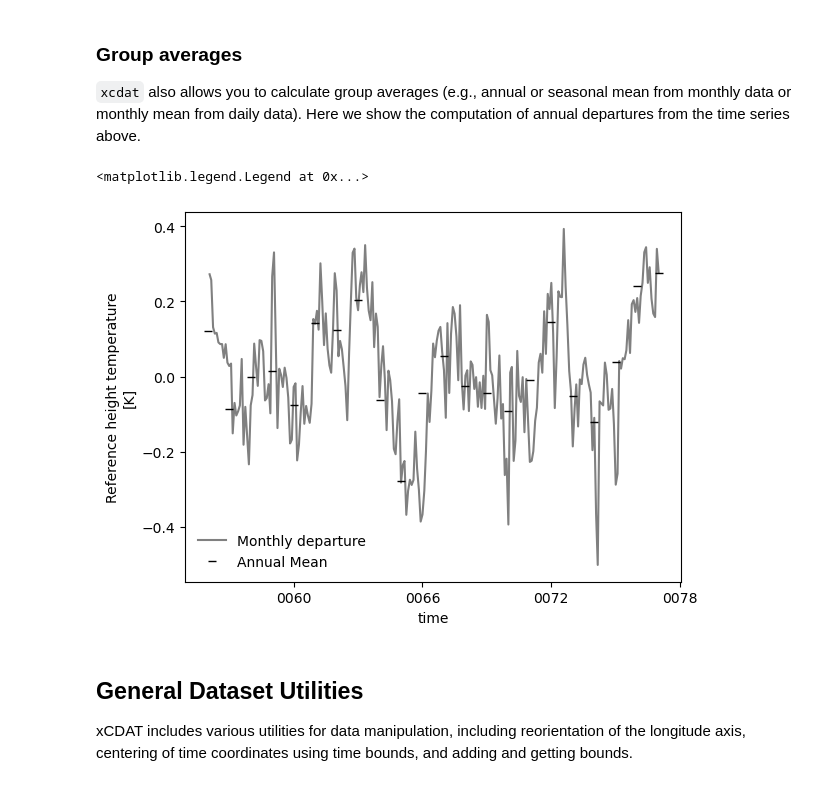
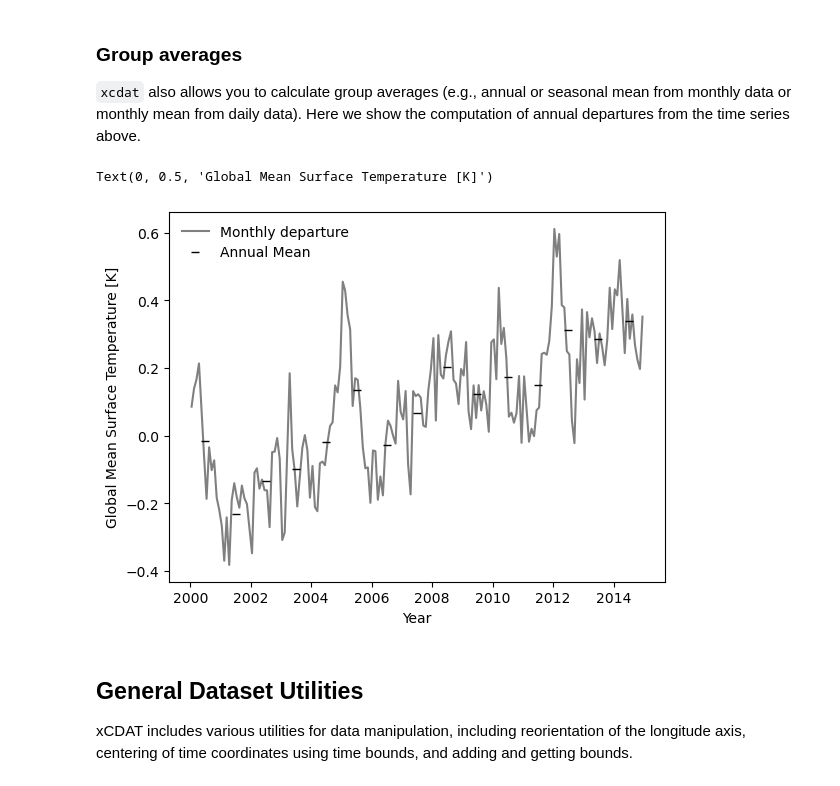
Before and after one commit to xCDAT/xcdat-validation, a Jupyter notebook: demos/2024-e3sm-workshop/xcdat_practicum_notebook.ipynb, the cells around one changed output. Cells and saved outputs as stored; diff of their text form; code cells hidden in the pictures.

```diff
--- a/demos/2024-e3sm-workshop/xcdat_practicum_notebook.ipynb
+++ b/demos/2024-e3sm-workshop/xcdat_practicum_notebook.ipynb
@@ -196,3 +187,5 @@ input_file :
+# %%
+ds = xc.open_mfdataset("remapped", center_times=True)
 # %% [markdown]
 ## Regridding with xCDAT
 
@@ -323,5 +315,8 @@ ds_global = ds.spatial.average("TREFHT")
 # plot the results
 # note that the spatial averager returns a dataset object so we still need to specify TREFHT
 # to plot the dataarray
-ds_global["TREFHT"].plot()
+dtime = dt2decimal(ds_global.time)  # decimal time
+plt.plot(dtime, ds_global["TREFHT"].values)
+plt.xlabel("Year")
+plt.ylabel("Global Mean Temperature [K]")
 # %% [output]
@@ -396,7 +393,9 @@ for i in range(4):
 It can also be useful to show the departures from the climatological average. Here we show an example of this. In this case, `xcdat` will operate on the global mean time series we calculated above. Note that you can set the climatological reference period (e.g., with `reference_period=("1950-01-01", "1999-12-31")` for historical era departures).
 # %%
 ds_global_anomaly = ds_global.temporal.departures(
-    "TREFHT", freq="month", reference_period=("0060-01-01", "0069-12-31")
+    "TREFHT", freq="month", reference_period=("2000-01-01", "2009-12-31")
 )
-ds_global_anomaly.TREFHT.plot()
+plt.plot(dtime, ds_global_anomaly.TREFHT.values)
+plt.xlabel("Year")
+plt.ylabel("Global Mean Surface Temperature Anomaly [K]")
 # %% [output]
@@ -409,18 +408,28 @@ ds_global_anomaly.TREFHT.plot()
 # %%
 # compute annual mean from anomaly time series
 ds_global_anomaly_annual = ds_global_anomaly.temporal.group_average(
     "TREFHT", freq="year"
 )
 
 # plot data
-ds_global_anomaly.TREFHT.plot(label="Monthly departure", color="gray")
-ds_global_anomaly_annual.TREFHT.plot(
-    linestyle="", marker="_", color="k", linewidth=2, label="Annual Mean"
+dtime_annual = dt2decimal(ds_global_anomaly_annual.time) + 0.5
+plt.plot(
+    dtime, ds_global_anomaly.TREFHT.values, label="Monthly departure", color="gray"
+)
+plt.plot(
+    dtime_annual,
+    ds_global_anomaly_annual.TREFHT.values,
+    color="k",
+    linestyle="",
+    marker="_",
+    label="Annual Mean",
 )
 plt.legend(frameon=False)
+plt.xlabel("Year")
+plt.ylabel("Global Mean Surface Temperature [K]")
 # %% [output]
-<matplotlib.legend.Legend at 0x...>
+Text(0, 0.5, 'Global Mean Surface Temperature [K]')
-[figure, old version]
+[figure, new version]
 # %% [markdown]
 ## General Dataset Utilities
 
```
Also changed, not shown: parts of 31 cells of this notebook, 1 other file.
